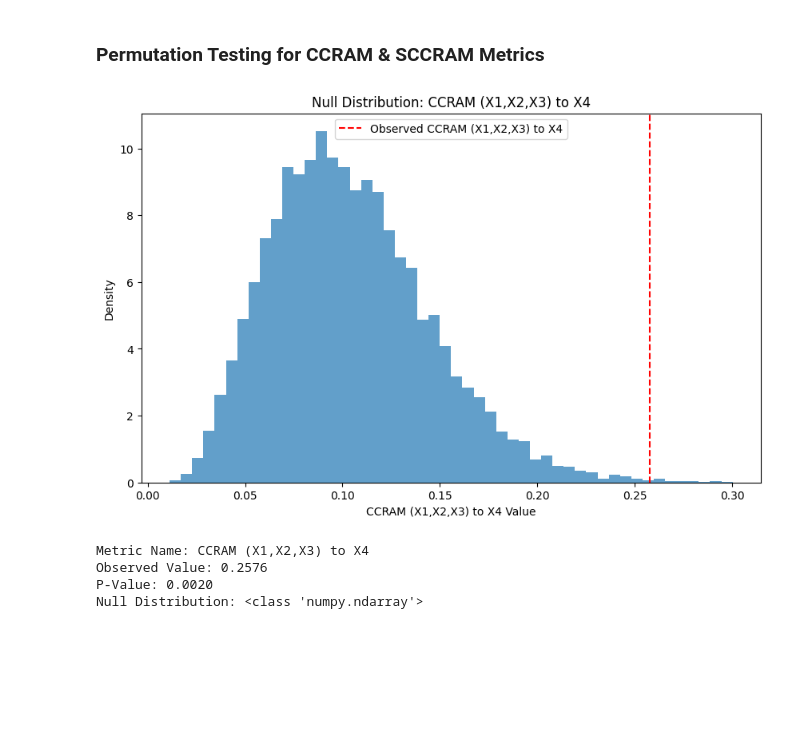
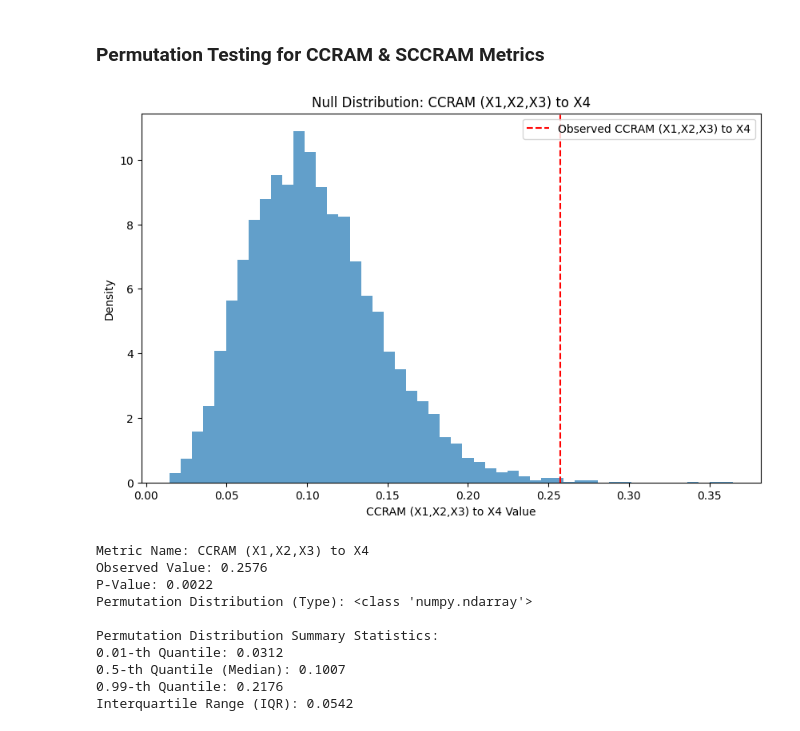
Before and after one commit to DhyeyMavani2003/ccrvam, a Jupyter notebook: examples/jupyter/02_StatSim_Generic_Bootstrapping_and_Permutation_Tests_Usage_Demonstration.ipynb, the cells around one changed output. Drawn from its saved outputs; the diff is of its cells as text; code cells hidden in the pictures; blank space fills up the shorter version.

```diff
--- a/examples/jupyter/02_StatSim_Generic_Bootstrapping_and_Permutation_Tests_Usage_Demonstration.ipynb
+++ b/examples/jupyter/02_StatSim_Generic_Bootstrapping_and_Permutation_Tests_Usage_Demonstration.ipynb
@@ -429,23 +619,47 @@ rda_prediction_matrix.plot_prediction_heatmap(show_values=True)
 # %%
 rda_perm_result = permutation_test_ccram(
     rda_contingency_table,
     predictors=[1, 2, 3],
     response=4,
+    scaled=False,
     alternative='greater',
     n_resamples=9999
 )
 # %% [output]
-[figure, old version]
+[figure, new version]
-# %%
-print(f"Metric Name: {rda_perm_result.metric_name}")
-print(f"Observed Value: {rda_perm_result.observed_value:.4f}")
-print(f"P-Value: {rda_perm_result.p_value:.4f}")
-print(f"Null Distribution: {type(rda_perm_result.null_distribution)}")
-# %% [output]
-Metric Name: CCRAM (X1,X2,X3) to X4
-Observed Value: 0.2576
-P-Value: 0.0020
-Null Distribution: <class 'numpy.ndarray'>
+# %%
+print(f"Metric Name: {rda_perm_result.metric_name}")
+print(f"Observed Value: {rda_perm_result.observed_value:.4f}")
+print(f"P-Value: {rda_perm_result.p_value:.4f}")
+print(f"Permutation Distribution (Type): {type(rda_perm_result.null_distribution)}")
+
+# Calculate quantiles
+perm_distribution = rda_perm_result.null_distribution
+q01 = np.quantile(perm_distribution, 0.01)  # 0.01-th quantile
+median = np.median(perm_distribution)       # 0.5-th quantile (median)
+q99 = np.quantile(perm_distribution, 0.99)  # 0.99-th quantile
+
+# Calculate interquartile range (IQR)
+q25 = np.quantile(perm_distribution, 0.25)  # 1st quartile
+q75 = np.quantile(perm_distribution, 0.75)  # 3rd quartile
+iqr = q75 - q25
+
+print("\nPermutation Distribution Summary Statistics:")
+print(f"0.01-th Quantile: {q01:.4f}")
+print(f"0.5-th Quantile (Median): {median:.4f}")
+print(f"0.99-th Quantile: {q99:.4f}")
+print(f"Interquartile Range (IQR): {iqr:.4f}")
+# %% [output]
+Metric Name: CCRAM (X1,X2,X3) to X4
+Observed Value: 0.2576
+P-Value: 0.0022
+Permutation Distribution (Type): <class 'numpy.ndarray'>
+
+Permutation Distribution Summary Statistics:
+0.01-th Quantile: 0.0312
+0.5-th Quantile (Median): 0.1007
+0.99-th Quantile: 0.2176
+Interquartile Range (IQR): 0.0542
 # %%
 rda_scaled_perm_result = permutation_test_ccram(
     rda_contingency_table,
```
Also changed, not shown: parts of 34 cells of this notebook, 4 other files.
